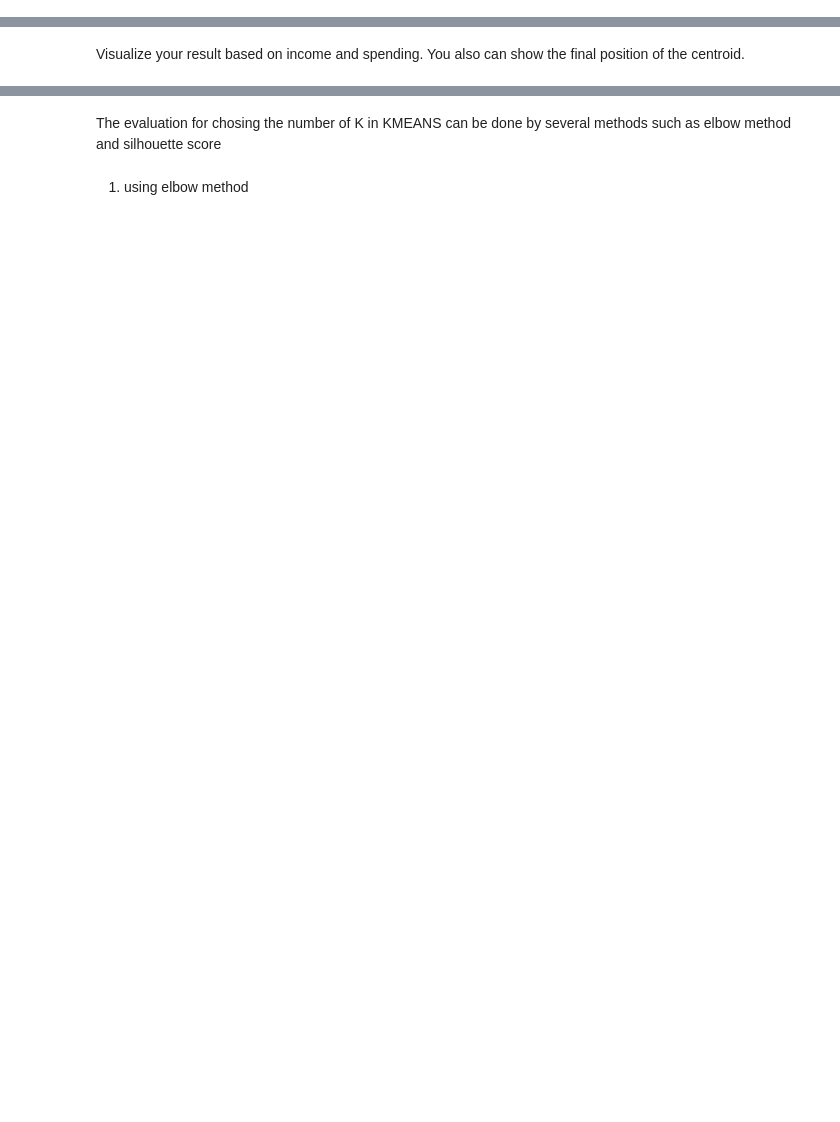
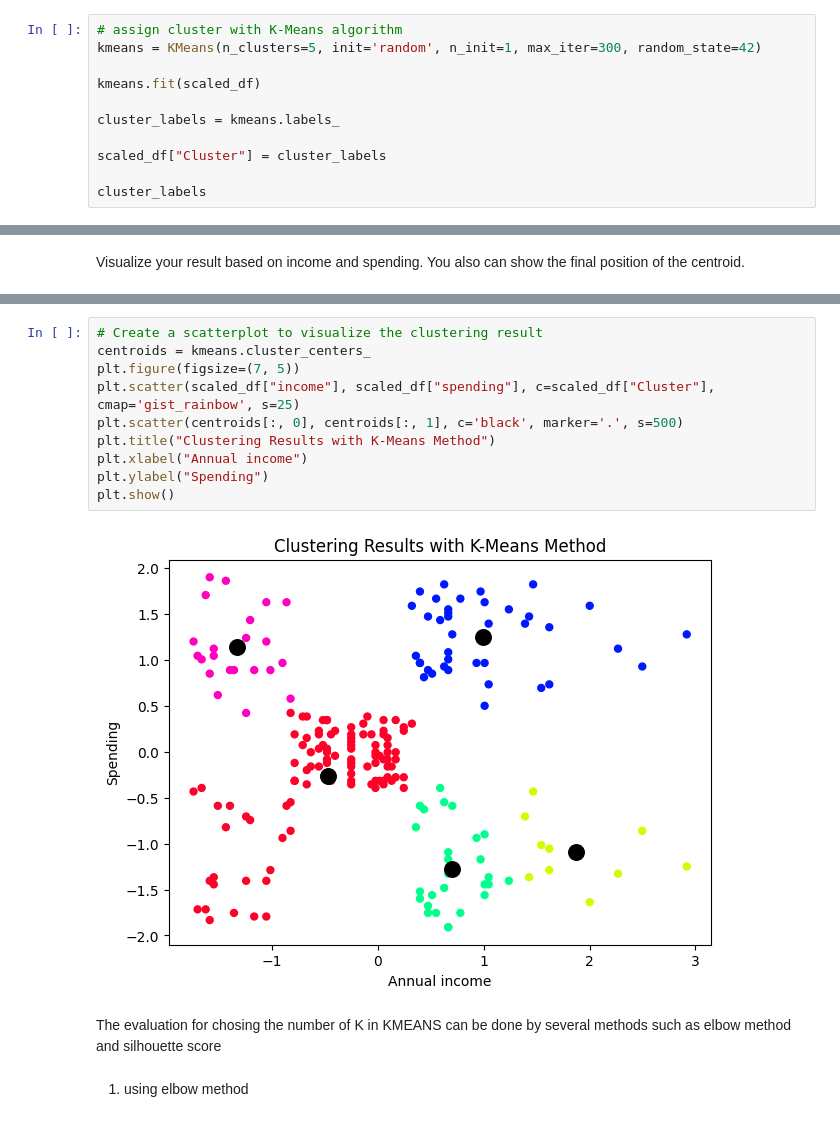
Before and after one commit to Trsh16/TugasW05-Datmin, a Jupyter notebook: Exercise_Week_6_Clustering.ipynb, the cells around one changed output, grey strips where cells are left out. Saved outputs shown, nothing was run; the diff lists cells and outputs as text; blank space fills up the shorter version.

```diff
--- a/Exercise_Week_6_Clustering.ipynb
+++ b/Exercise_Week_6_Clustering.ipynb
@@ -109,0 +120,11 @@ array([0, 3, 0, 3, 0, 3, 0, 3, 0, 3, 0, 3, 0, 3, 0, 3, 0, 3, 0, 3, 0, 3,
+# %%
+# assign cluster with K-Means algorithm
+kmeans = KMeans(n_clusters=5, init='random', n_init=1, max_iter=300, random_state=42)
+
+kmeans.fit(scaled_df)
+
+cluster_labels = kmeans.labels_
+
+scaled_df["Cluster"] = cluster_labels
+
+cluster_labels
@@ -117,3 +144,15 @@ Text(0, 0.5, 'Spending')
+# %%
+# Create a scatterplot to visualize the clustering result
+centroids = kmeans.cluster_centers_
+plt.figure(figsize=(7, 5))
+plt.scatter(scaled_df["income"], scaled_df["spending"], c=scaled_df["Cluster"], cmap='gist_rainbow', s=25)
+plt.scatter(centroids[:, 0], centroids[:, 1], c='black', marker='.', s=500)
+plt.title("Clustering Results with K-Means Method")
+plt.xlabel("Annual income")
+plt.ylabel("Spending")
+plt.show()
+# %% [output]
+[figure, added]
 # %% [markdown]
 The evaluation for chosing the number of K in KMEANS can be done by several methods such as elbow method and silhouette score
 # %% [markdown]
```
Also changed, not shown: parts of 18 cells of this notebook.
